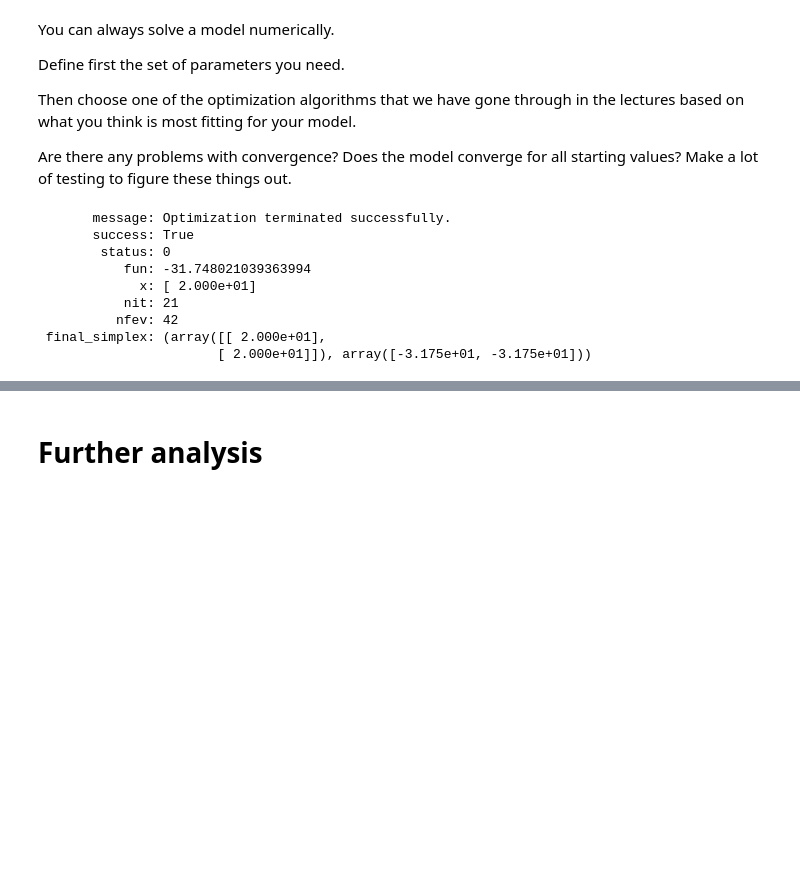
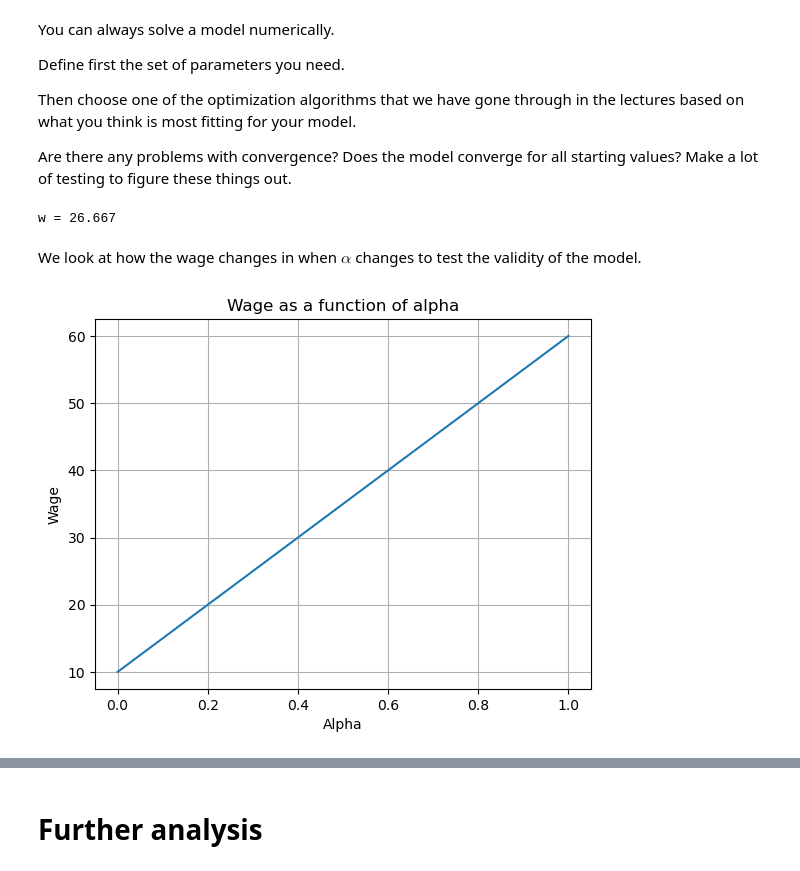
Before and after one commit to NumEconCopenhagen/projects-2024-clara-og-theis, a Jupyter notebook: modelproject/modelproject.ipynb, the cells around one changed output, grey strips where cells are left out. Cells and saved outputs as stored; diff of their text form; code cells hidden in the pictures; blank space fills up the shorter version.

```diff
--- a/modelproject/modelproject.ipynb
+++ b/modelproject/modelproject.ipynb
@@ -68,14 +71,12 @@ Then choose one of the optimization algorithms that we have gone through in the
 Are there any problems with convergence? Does the model converge for all starting values? Make a lot of testing to figure these things out.
 # %%
 numericalsolution = model.numericalsolution()
-numericalsolution
+print(numericalsolution)
 # %% [output]
-       message: Optimization terminated successfully.
-       success: True
-        status: 0
-           fun: -31.748021039363994
-             x: [ 2.000e+01]
-           nit: 21
-          nfev: 42
- final_simplex: (array([[ 2.000e+01],
-                       [ 2.000e+01]]), array([-3.175e+01, -3.175e+01]))
+w = 26.667
+# %% [markdown]
+We look at how the wage changes in when $\alpha$ changes to test the validity of the model.
+# %%
+varyingalpha = model.varyingalpha()
+# %% [output]
+[figure, added]
```
Also changed, not shown: parts of 8 cells of this notebook, 3 other files.
